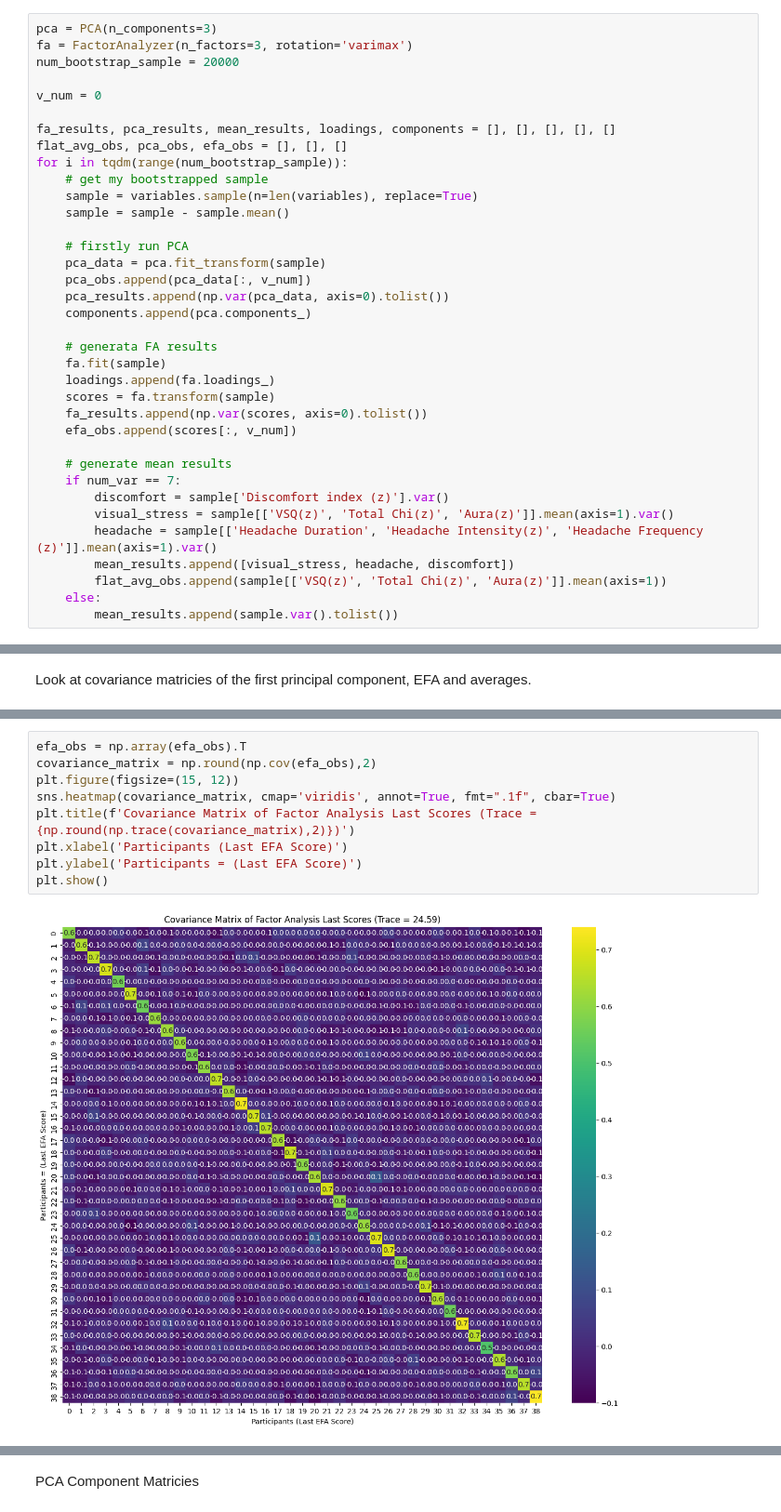
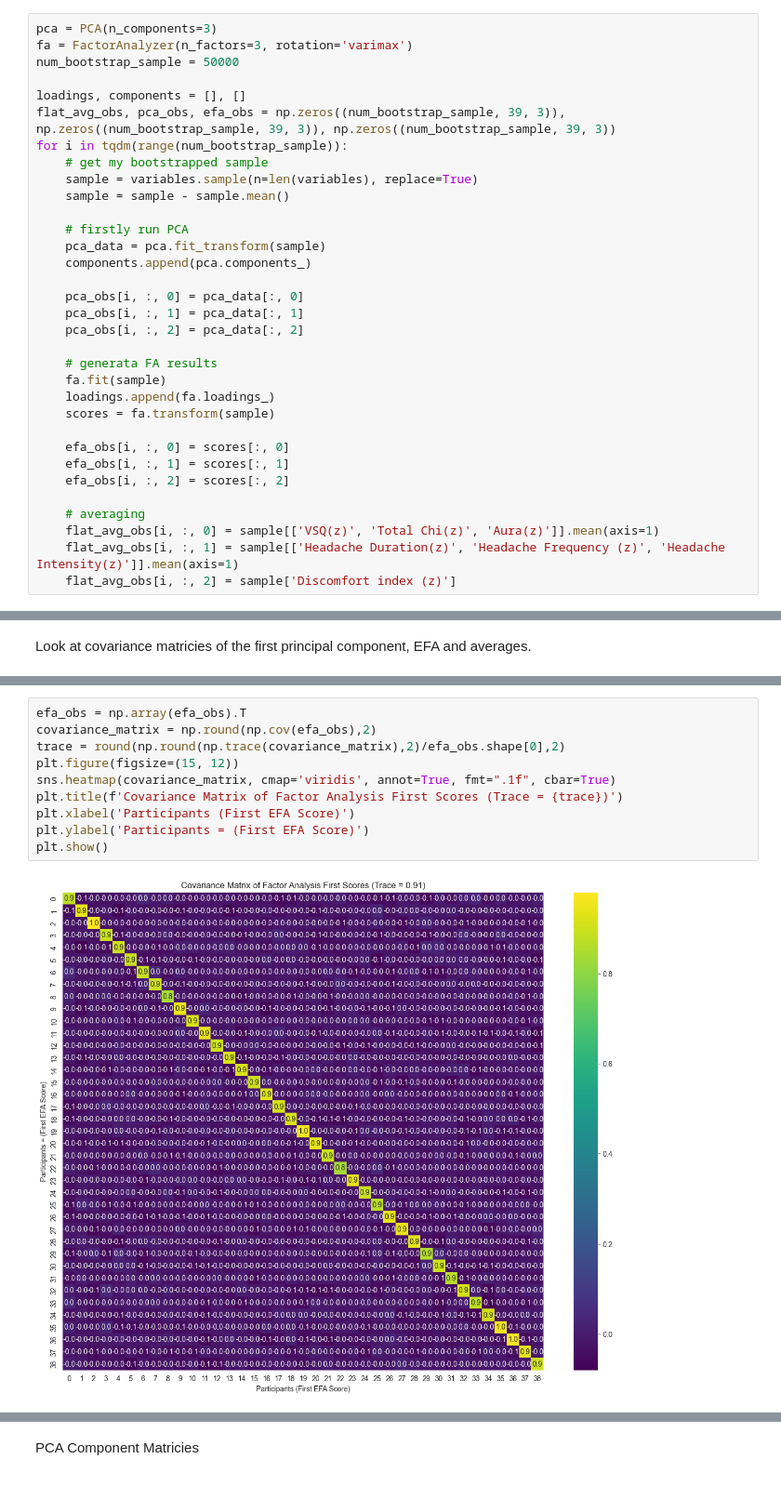
Before and after one commit to tomjefferis/EEG-Neuroscience-PhD-1, a Jupyter notebook: code/main/misc/factor_analysis.ipynb, the cells around one changed output, grey strips where cells are left out. Shown at 93% size. Cells and saved outputs as stored; diff of their text form.

```diff
--- a/code/main/misc/factor_analysis.ipynb
+++ b/code/main/misc/factor_analysis.ipynb
@@ -22,12 +46,10 @@ Bootstrapping
 # %%
 pca = PCA(n_components=3)
 fa = FactorAnalyzer(n_factors=3, rotation='varimax')
-num_bootstrap_sample = 20000
+num_bootstrap_sample = 50000
 
-v_num = 0
-
-fa_results, pca_results, mean_results, loadings, components = [], [], [], [], []
-flat_avg_obs, pca_obs, efa_obs = [], [], []
+loadings, components = [], []
+flat_avg_obs, pca_obs, efa_obs = np.zeros((num_bootstrap_sample, 39, 3)), np.zeros((num_bootstrap_sample, 39, 3)), np.zeros((num_bootstrap_sample, 39, 3))
 for i in tqdm(range(num_bootstrap_sample)):
     # get my bootstrapped sample
     sample = variables.sample(n=len(variables), replace=True)
@@ -35,26 +57,25 @@ for i in tqdm(range(num_bootstrap_sample)):
 
     # firstly run PCA
     pca_data = pca.fit_transform(sample)
-    pca_obs.append(pca_data[:, v_num])
-    pca_results.append(np.var(pca_data, axis=0).tolist())
     components.append(pca.components_)
+
+    pca_obs[i, :, 0] = pca_data[:, 0]
+    pca_obs[i, :, 1] = pca_data[:, 1]
+    pca_obs[i, :, 2] = pca_data[:, 2]
 
     # generata FA results
     fa.fit(sample)
     loadings.append(fa.loadings_)
     scores = fa.transform(sample)
-    fa_results.append(np.var(scores, axis=0).tolist())
-    efa_obs.append(scores[:, v_num])
 
-    # generate mean results
-    if num_var == 7:
-        discomfort = sample['Discomfort index (z)'].var()
-        visual_stress = sample[['VSQ(z)', 'Total Chi(z)', 'Aura(z)']].mean(axis=1).var()
-        headache = sample[['Headache Duration', 'Headache Intensity(z)', 'Headache Frequency (z)']].mean(axis=1).var()
-        mean_results.append([visual_stress, headache, discomfort])
-        flat_avg_obs.append(sample[['VSQ(z)', 'Total Chi(z)', 'Aura(z)']].mean(axis=1))
-    else:
-        mean_results.append(sample.var().tolist())
+    efa_obs[i, :, 0] = scores[:, 0]
+    efa_obs[i, :, 1] = scores[:, 1]
+    efa_obs[i, :, 2] = scores[:, 2]
+
+    # averaging
+    flat_avg_obs[i, :, 0] = sample[['VSQ(z)', 'Total Chi(z)', 'Aura(z)']].mean(axis=1)
+    flat_avg_obs[i, :, 1] = sample[['Headache Duration(z)', 'Headache Frequency (z)', 'Headache Intensity(z)']].mean(axis=1)
+    flat_avg_obs[i, :, 2] = sample['Discomfort index (z)']
 # %% [markdown]
 ### Data Analysis
 # %% [markdown]
@@ -124,14 +193,15 @@ plt.show()
 # %%
 efa_obs = np.array(efa_obs).T
 covariance_matrix = np.round(np.cov(efa_obs),2)
+trace = round(np.round(np.trace(covariance_matrix),2)/efa_obs.shape[0],2)
 plt.figure(figsize=(15, 12))
 sns.heatmap(covariance_matrix, cmap='viridis', annot=True, fmt=".1f", cbar=True)
-plt.title(f'Covariance Matrix of Factor Analysis Last Scores (Trace = {np.round(np.trace(covariance_matrix),2)})')
-plt.xlabel('Participants (Last EFA Score)')
-plt.ylabel('Participants = (Last EFA Score)')
+plt.title(f'Covariance Matrix of Factor Analysis First Scores (Trace = {trace})')
+plt.xlabel('Participants (First EFA Score)')
+plt.ylabel('Participants = (First EFA Score)')
 plt.show()
 # %% [output]
-[figure, old version]
+[figure, new version]
 # %%
 flat_avg_obs = np.array(flat_avg_obs).T
 covariance_matrix = np.round(np.cov(flat_avg_obs),2)
```
Also changed, not shown: parts of 12 cells of this notebook, 7 other files.
